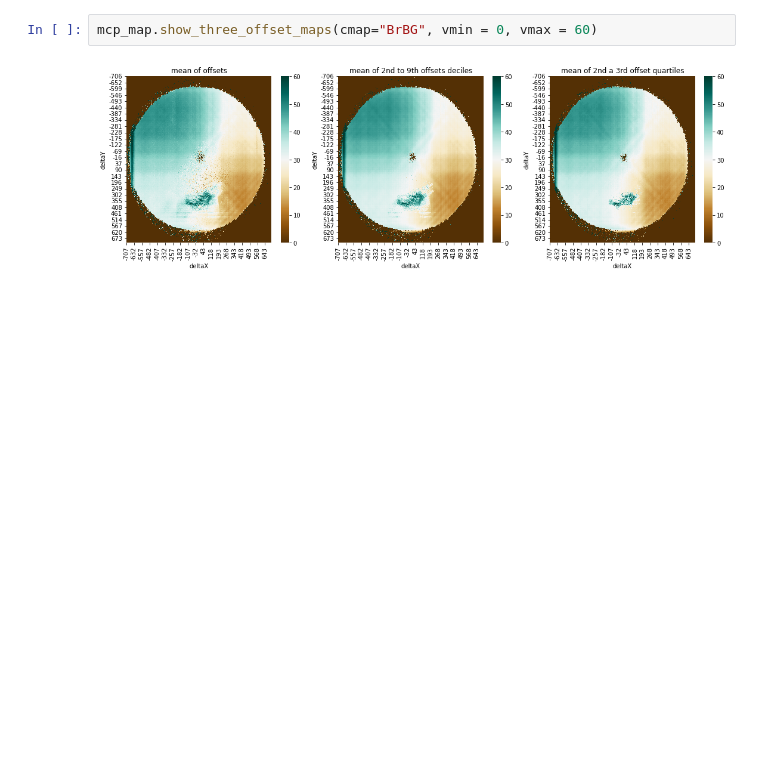
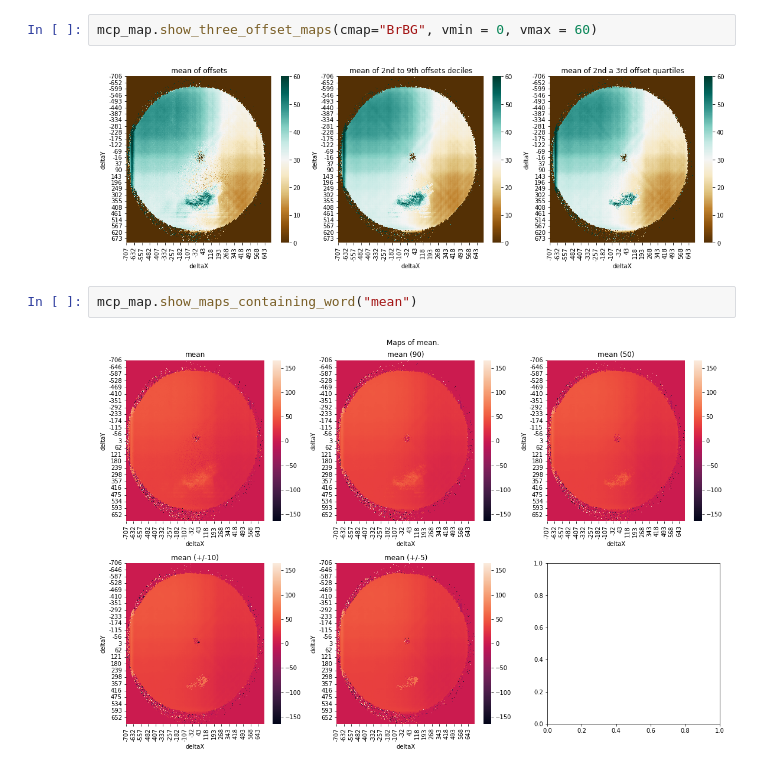
Before and after one commit to quantumatomoptic/heliumtools, a Jupyter notebook: heliumtools/exemples/mcp_maps.ipynb, the cells around one changed output. Saved outputs shown, nothing was run; the diff lists cells and outputs as text; blank space fills up the shorter version.

```diff
--- a/heliumtools/exemples/mcp_maps.ipynb
+++ b/heliumtools/exemples/mcp_maps.ipynb
@@ -164,3 +165,7 @@ mcp_map.show_three_detectivity_maps(vmin=0, vmax=3, cmap="magma")
 mcp_map.show_three_offset_maps(cmap="BrBG", vmin = 0, vmax = 60)
 # %% [output]
 [figure]
+# %%
+mcp_map.show_maps_containing_word("mean")
+# %% [output]
+[figure, added]
```
Also changed, not shown: parts of 7 cells of this notebook, 7 other files.
